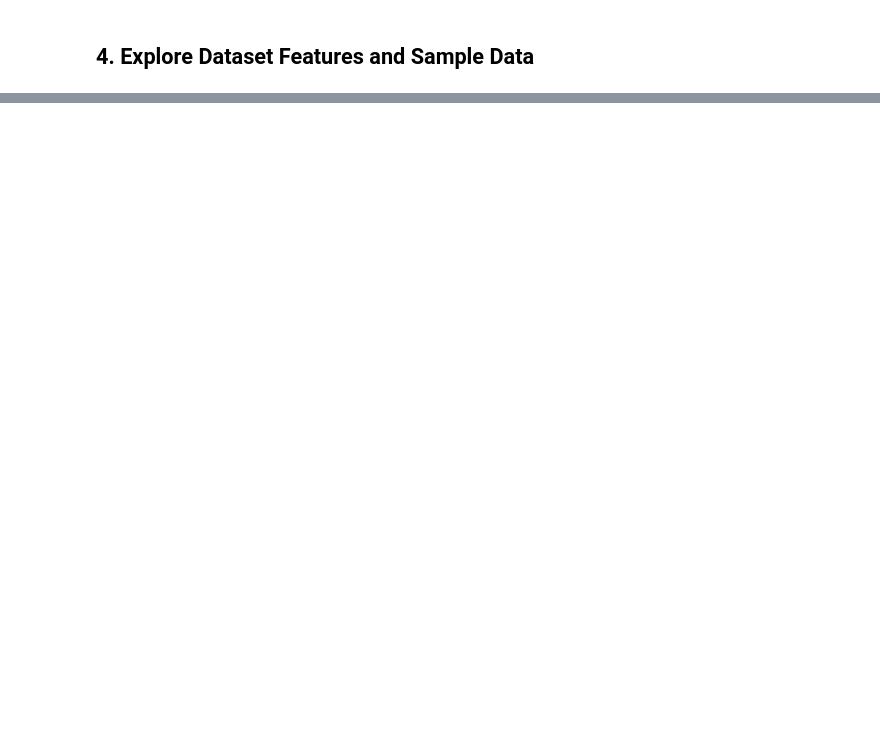
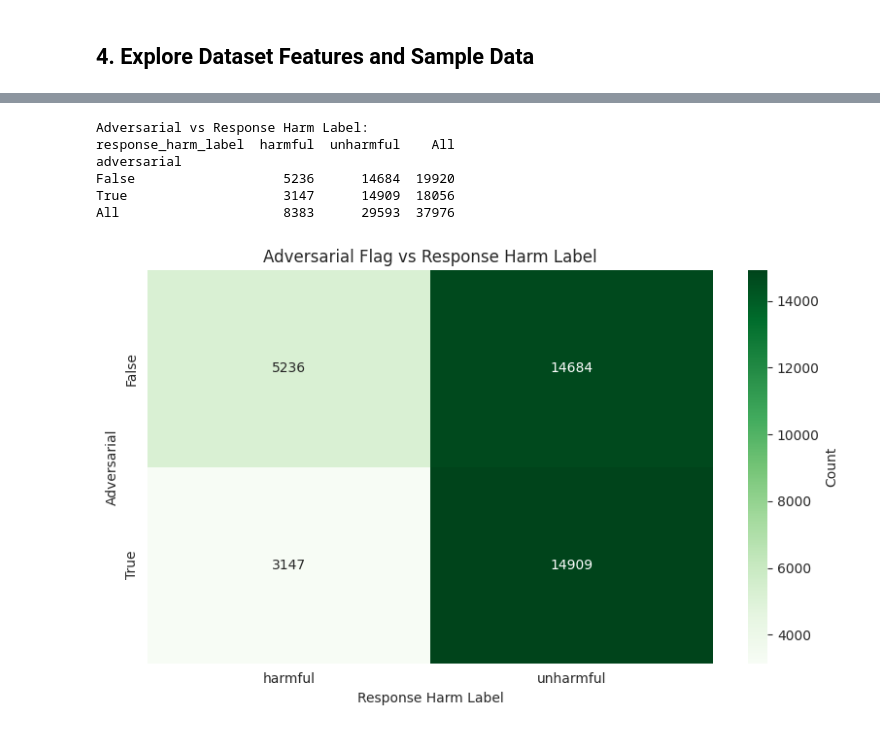
Before and after one commit to Jazhyc/intention-jailbreak, a Jupyter notebook: notebooks/wildguardmix_analysis.ipynb, the cells around one changed output, grey strips where cells are left out. Cells and saved outputs as stored; diff of their text form; code cells hidden in the pictures; blank space fills up the shorter version.

```diff
--- a/notebooks/wildguardmix_analysis.ipynb
+++ b/notebooks/wildguardmix_analysis.ipynb
@@ -59,0 +214,23 @@ df.info()
+# %%
+# Cross-tabulation: adversarial vs response_harm_label
+print("\n\nAdversarial vs Response Harm Label:")
+crosstab3 = pd.crosstab(df['adversarial'], df['response_harm_label'], margins=True)
+print(crosstab3)
+
+# Visualize as heatmap
+plt.figure(figsize=(8, 5))
+crosstab3_no_margins = pd.crosstab(df['adversarial'], df['response_harm_label'])
+sns.heatmap(crosstab3_no_margins, annot=True, fmt='d', cmap='Greens', cbar_kws={'label': 'Count'})
+plt.title('Adversarial Flag vs Response Harm Label')
+plt.xlabel('Response Harm Label')
+plt.ylabel('Adversarial')
+plt.tight_layout()
+plt.show()
+# %% [output]
+Adversarial vs Response Harm Label:
+response_harm_label  harmful  unharmful    All
+adversarial
+False                   5236      14684  19920
+True                    3147      14909  18056
+All                     8383      29593  37976
+[figure, added]
```
Also changed, not shown: parts of 14 cells of this notebook.
